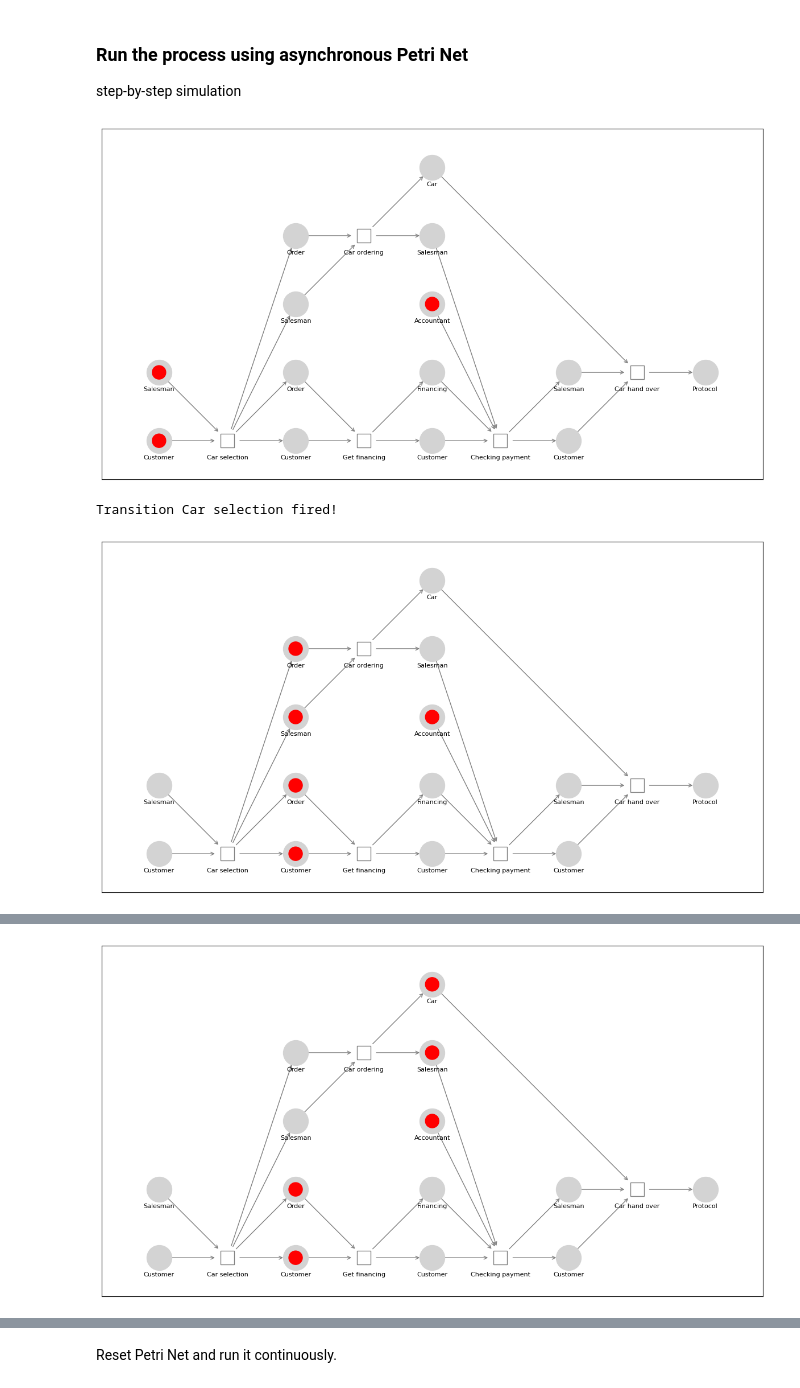
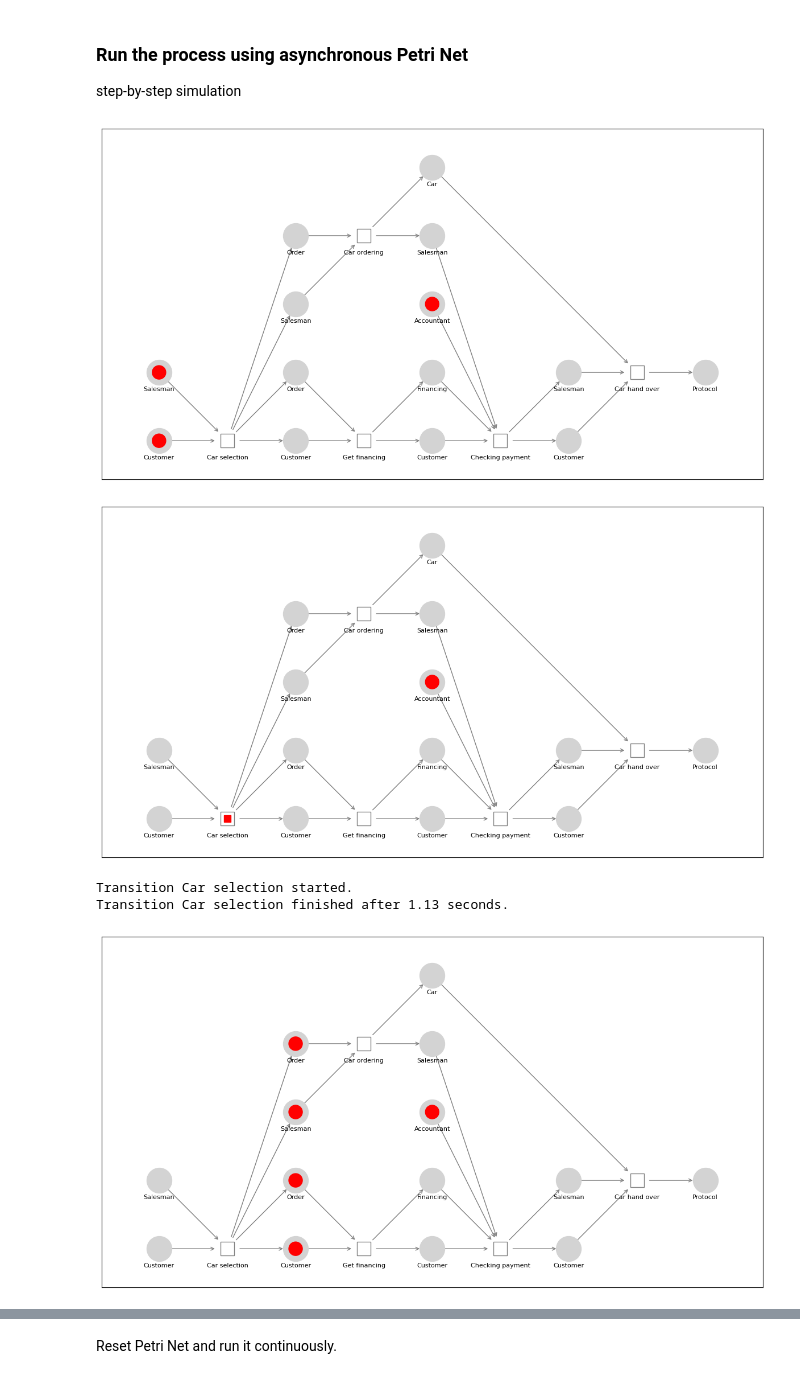
Before and after one commit to ivondrak/PetriNet, a Jupyter notebook: car_sale.ipynb, the cells around one changed output, grey strips where cells are left out. Drawn from its saved outputs; the diff is of its cells as text; code cells hidden in the pictures.

```diff
--- a/car_sale.ipynb
+++ b/car_sale.ipynb
@@ -14,7 +16,7 @@ from petrinetgraph import GPlace, GTransition, PetriNetGraph
 ### PetriNet is initialized and places from diagram defined.
 Every place is instantiated with its name and number of tokens.
 # %%
-pn = PetriNet()
+pn = P_PetriNet()
 
 p00 = Place("Customer", 1)
 p01 = Place("Customer")
@@ -74,13 +76,16 @@ Every transition is defined by its name, input places, output places and callbac
 Callback function writes info about transition being executed.
 # %%
 def transition_fired(transition_name):
-    print(f"Transition {transition_name} fired!")
+    pause = random.uniform(1,3)
+    print(f"Transition {transition_name} started.")
+    time.sleep(pause)
+    print(f"Transition {transition_name} finished after {round(pause, 2)} seconds.")
 
-car_selection = Transition("Car selection", [p00, p10], [p01, p11, p20, p21],transition_fired)
-car_ordering = Transition("Car ordering", [p11, p21], [p12, p60], transition_fired)
-get_financing = Transition("Get financing", [p01, p20], [p02, p50], transition_fired)
-checking_payment = Transition("Checking payment", [p02, p12, p40, p50], [p13, p03], transition_fired)
-car_hand_over = Transition("Car hand over", [p13, p03, p60], [p70], transition_fired)
+car_selection = P_Transition("Car selection", [p00, p10], [p01, p11, p20, p21],transition_fired)
+car_ordering = P_Transition("Car ordering", [p11, p21], [p12, p60], transition_fired)
+get_financing = P_Transition("Get financing", [p01, p20], [p02, p50], transition_fired)
+checking_payment = P_Transition("Checking payment", [p02, p12, p40, p50], [p13, p03], transition_fired)
+car_hand_over = P_Transition("Car hand over", [p13, p03, p60], [p70], transition_fired)
 
 pn.add_transition(checking_payment)
 pn.add_transition(car_hand_over)
@@ -131,11 +136,13 @@ step-by-step simulation
 # %%
 
 def show_state():
     #input("Press any key to continue ...")
     png.draw_graph()
 
-pn.step_by_step(show_state)
+pn.run(show_state)
 # %% [output]
 [figure]
+[figure, new version]
-Transition Car selection fired!
+Transition Car selection started.
+Transition Car selection finished after 1.13 seconds.
-[figure, old version]
+[figure, new version]
@@ -143 +150,0 @@ Transition Car ordering fired!
-[figure, old version]
```
Also changed, not shown: parts of 3 cells of this notebook, 4 other files.
